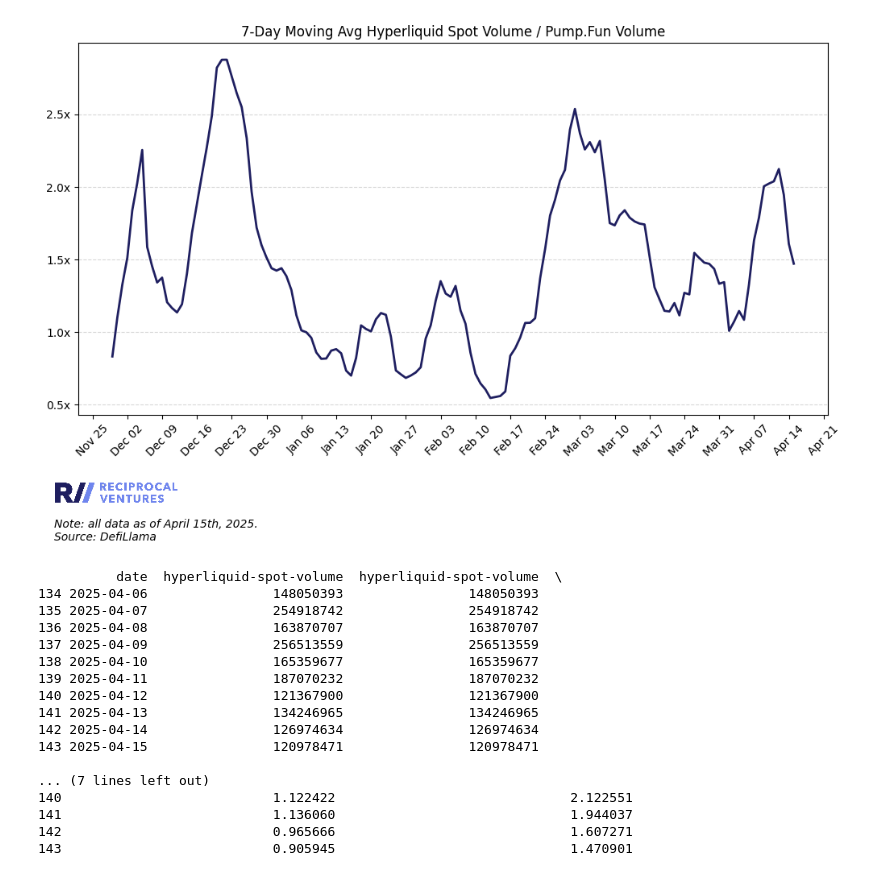
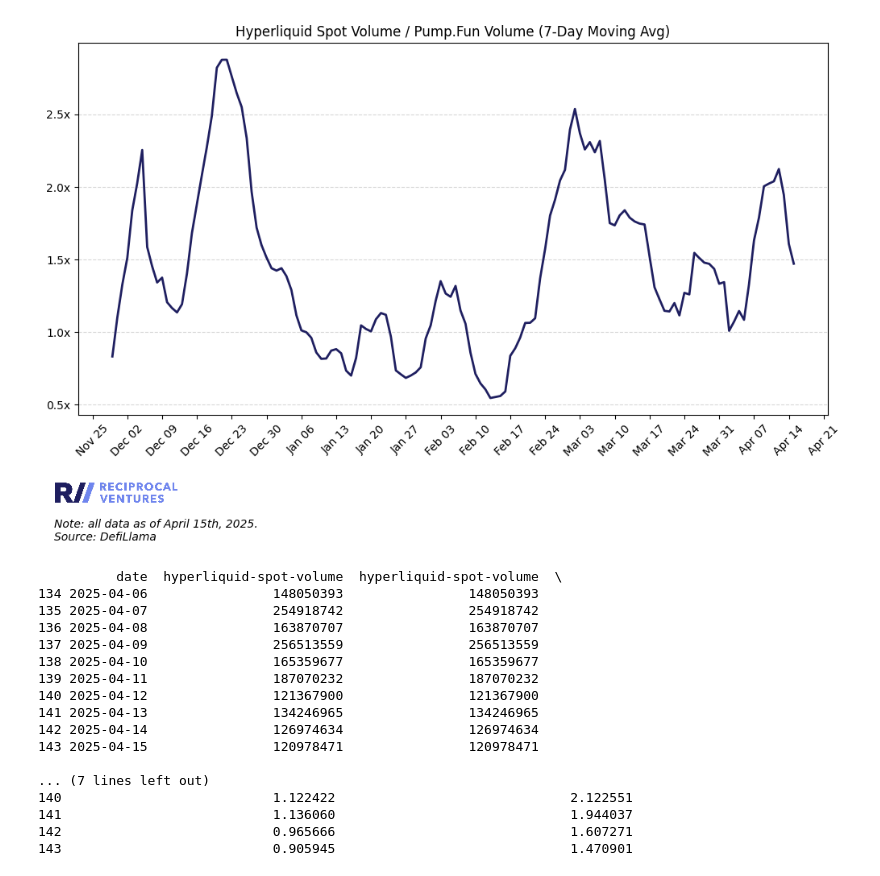
Before and after one commit to jimboevans/hyperliquid-data-cuts, a Jupyter notebook: analysis.ipynb, the cells around one changed output. Drawn from its saved outputs; the diff is of its cells as text; code cells hidden in the pictures.

```diff
--- a/analysis.ipynb
+++ b/analysis.ipynb
@@ -232,35 +231,35 @@ df = pd.merge(hyperliquid_spot_volume_df, pumpfun_spot_volume_df, on="date", how
 df["hyperliquid-memecoin-market-share"] = df["hyperliquid-spot-volume"] / df["pumpfun-spot-volume"]
 
 # Calculate trailing 7-day average
 df["hyperliquid-memecoin-market-share-7d"] = df["hyperliquid-memecoin-market-share"].rolling(window=7).mean()
 
 # Plot
 fig, ax = plt.subplots(figsize=(12, 6))
 ax.plot(df["date"], df["hyperliquid-memecoin-market-share-7d"], color="#1f1f60", linewidth=2, label="7D Avg")
 
 # X-axis formatting: show ticks weekly, on Mondays
 ax.xaxis.set_major_locator(mdates.WeekdayLocator(byweekday=MO, interval=1))
 ax.xaxis.set_major_formatter(mdates.DateFormatter('%b %d'))
 plt.xticks(rotation=45)
 
 # Y-axis formatting
-ax.set_title("7-Day Moving Avg Hyperliquid Spot Volume / Pump.Fun Volume")
+ax.set_title("Hyperliquid Spot Volume / Pump.Fun Volume (7-Day Moving Avg)")
 ax.yaxis.set_major_formatter(mtick.FuncFormatter(lambda x, _: f'{x:.1f}x'))
 
 plt.grid(axis='y', linestyle='--', alpha=0.5)
 add_logo(ax, position=(0.05, -0.21))
 plt.figtext(0.1, -0.15, f"Note: all data as of {date}.\nSource: DefiLlama", ha='left', fontsize=10, style='italic')
 
 # Save plot
 if not os.path.exists("plots"):
     os.makedirs("plots")
 plt.savefig("plots/hyperliquid-to-pumpfun-volume-ratio_7d_avg.png", dpi=300, bbox_inches='tight')
 plt.show()
 
 # Print sample of the dataset with 7D average
 print(df[["date", "hyperliquid-spot-volume", "hyperliquid-spot-volume", "hyperliquid-memecoin-market-share", "hyperliquid-memecoin-market-share-7d"]].tail(10))
 # %% [output]
-[figure, old version]
+[figure, new version]
           date  hyperliquid-spot-volume  hyperliquid-spot-volume  \
 134 2025-04-06                148050393                148050393
 135 2025-04-07                254918742                254918742
```
Also changed, not shown: parts of 3 cells of this notebook, 4 other files.
